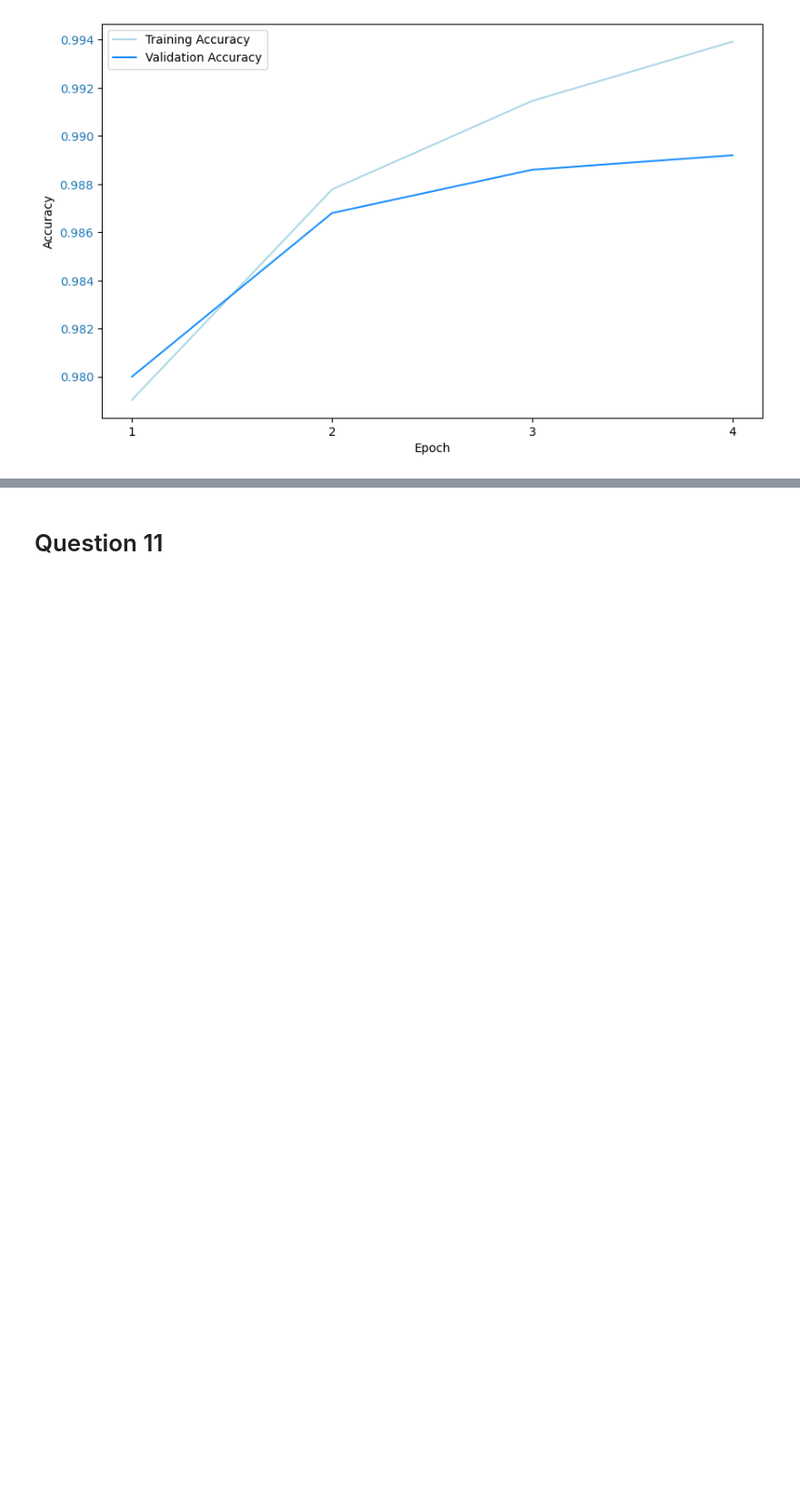
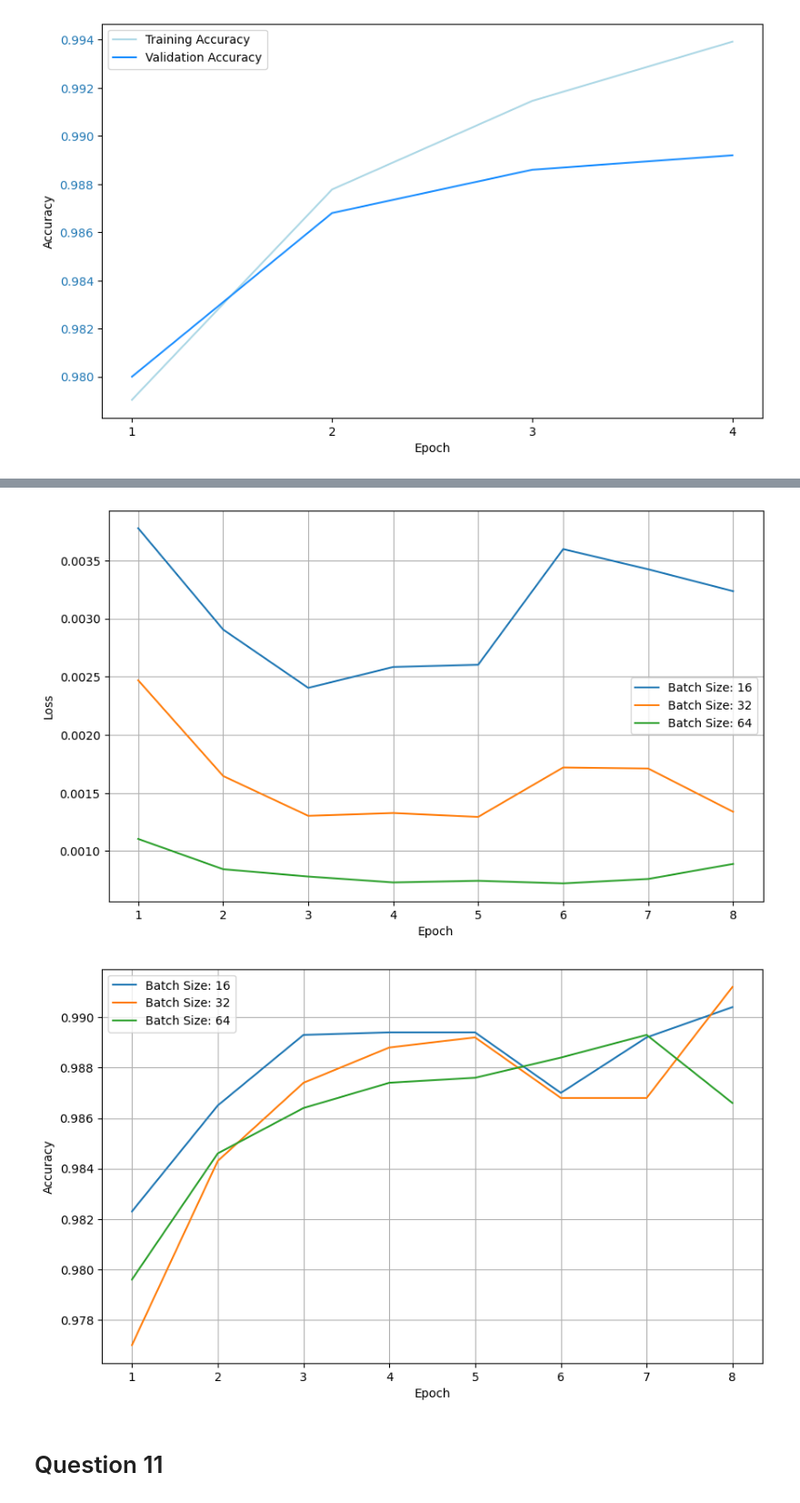
Before and after one commit to michelexyz/DL-group-assignments, a Jupyter notebook: part2.ipynb, the cells around one changed output, grey strips where cells are left out. Shown at 91% size. Drawn from its saved outputs; the diff is of its cells as text; code cells hidden in the pictures; blank space fills up the shorter version.

```diff
--- a/part2.ipynb
+++ b/part2.ipynb
@@ -14,13 +15,13 @@ from torch.utils.data import DataLoader
 import torch.nn as nn
 import torch.nn.functional as F
 # %%
-(x_train_full, y_train_full), (x_test, y_test) = utils.load_mnist_data()
+(x_train_full, y_train_full), (x_test, y_test) = NN_utils.load_mnist_data()
 # %%
 x_test.shape
 # %% [output]
 torch.Size([10000, 1, 28, 28])
 # %%
-(x_train, y_train), (x_val, y_val) = utils.split_data(x_train_full, y_train_full)
+(x_train, y_train), (x_val, y_val) = NN_utils.split_data(x_train_full, y_train_full)
 # %% [markdown]
 ## Implementing the network and training
 # %% [markdown]
@@ -32,7 +33,7 @@ torch.Size([10000, 1, 28, 28])
 # %%
 # Train the model
 
-model = utils.MNISTConvNet()
+model = NN_utils.MNISTConvNet()
 # Training on CPU (use "cuda" for GPU training if available)
 device = torch.device("cuda" if torch.cuda.is_available() else "cpu")
 model.to(device)
@@ -42,8 +43,8 @@ x_train, y_train, x_val, y_val = x_train.to(device), y_train.to(device), x_val.t
 criterion = nn.CrossEntropyLoss()
 optimizer = torch.optim.Adam(model.parameters(), lr=0.001)
 
-first_epoch_running_loss, train_evaluations, val_evaluations = utils.train(model, x_train, y_train, x_val, y_val, optimizer, criterion, epochs=4, batch_size=16)
-print(utils.count_parameters(model))
+first_epoch_running_loss, train_evaluations, val_evaluations = NN_utils.train(model, x_train, y_train, x_val, y_val, optimizer, criterion, epochs=4, batch_size=16)
+print(NN_utils.count_parameters(model))
 # %% [output]
 Epoch 1/4, Train Loss: 0.0042, Train Acc: 0.9790, Val Loss: 0.0043, Val Acc: 0.9800
 Epoch 2/4, Train Loss: 0.0023, Train Acc: 0.9878, Val Loss: 0.0027, Val Acc: 0.9868
@@ -60,0 +69,15 @@ utils.plot_results(first_epoch_running_loss, train_evaluations, val_evaluations)
+# %%
+# evaluate the model with 3 different batch sizes, then plot the comparisons over 8 epochs for both loss and accuracy
+
+batch_sizes = [16, 32, 64]
+
+results = {}
+
+for batch_size in batch_sizes:
+    model = NN_utils.MNISTConvNet()
+    model.to(device)
+    x_train, y_train, x_val, y_val = x_train.to(device), y_train.to(device), x_val.to(device), y_val.to(device)
+    criterion = nn.CrossEntropyLoss()
+    optimizer = torch.optim.Adam(model.parameters(), lr=0.001)
+    first_epoch_running_loss, train_evaluations, val_evaluations = NN_utils.train(model, x_train, y_train, x_val, y_val, optimizer, criterion, epochs=8, batch_size=batch_size)
+    results[batch_size] = (first_epoch_running_loss, train_evaluations, val_evaluations)
@@ -61,3 +98,8 @@ utils.plot_results(first_epoch_running_loss, train_evaluations, val_evaluations)
+# %%
+plotting.plot_param_comparison(results, 'Batch Size')
+# %% [output]
+[figure, added]
+[figure, added]
 # %% [markdown]
 # Question 11
 # %% [markdown]
```
Also changed, not shown: parts of 9 cells of this notebook, 4 other files.
